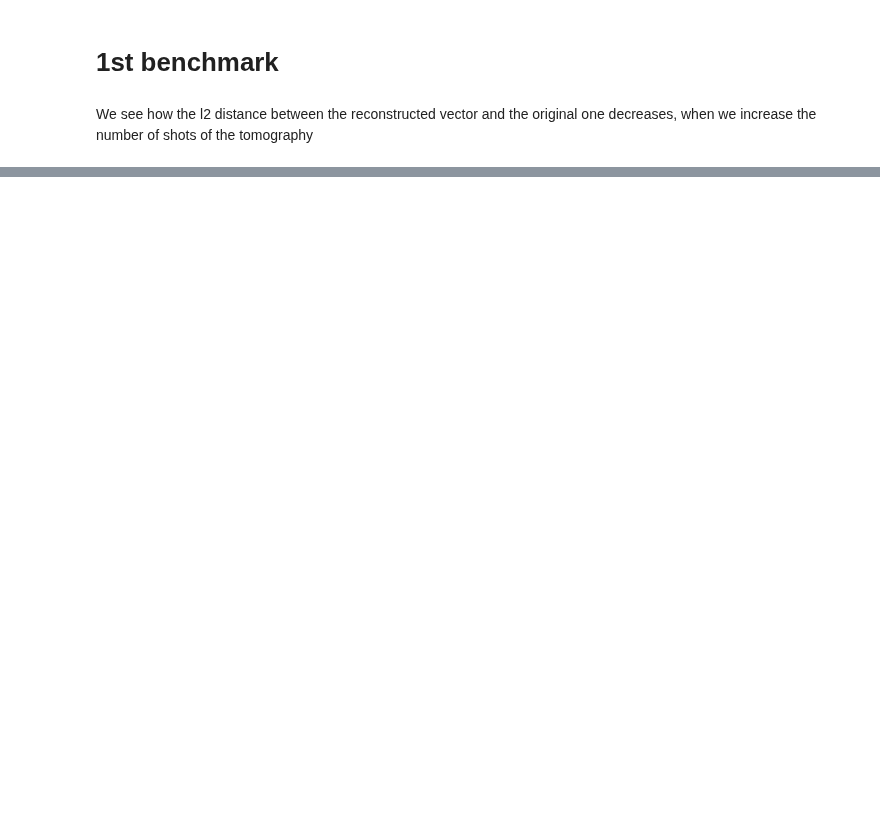
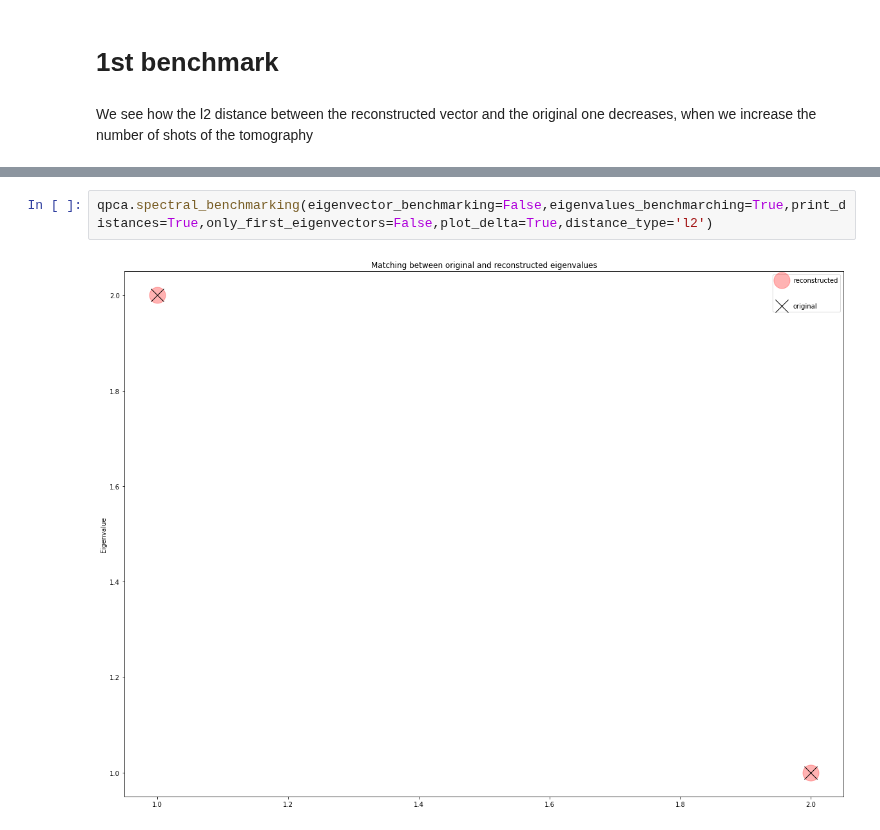
Before and after one commit to PolnareffPark/QuPCA, a Jupyter notebook: Benchmark.ipynb, the cells around one changed output, grey strips where cells are left out. Cells and saved outputs as stored; diff of their text form; blank space fills up the shorter version.

```diff
--- a/Benchmark.ipynb
+++ b/Benchmark.ipynb
@@ -115,0 +85,4 @@ array([    1,     8,    75,   659,  5743, 50000])
+# %%
+qpca.spectral_benchmarking(eigenvector_benchmarking=False,eigenvalues_benchmarching=True,print_distances=True,only_first_eigenvectors=False,plot_delta=True,distance_type='l2')
+# %% [output]
+[figure, added]
```
Also changed, not shown: parts of 39 cells of this notebook.
